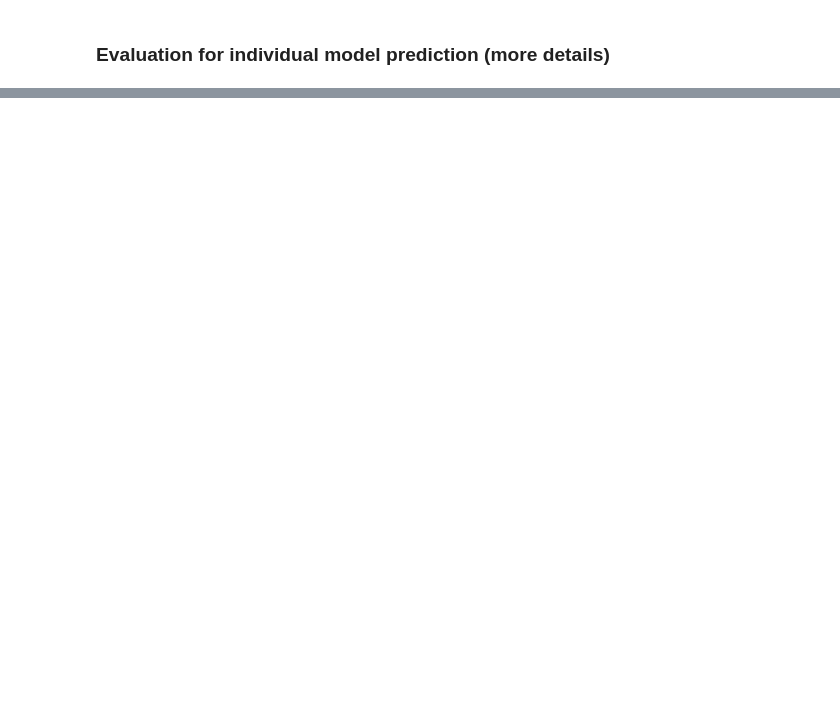
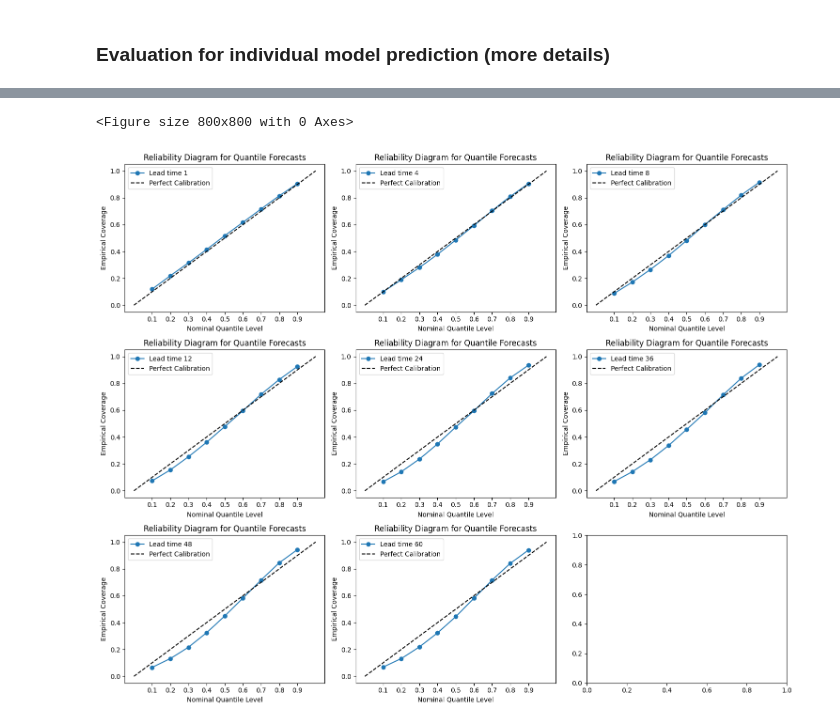
Before and after one commit to LouisSko/master-thesis, a Jupyter notebook: notebook.ipynb, the cells around one changed output, grey strips where cells are left out. Cells and saved outputs as stored; diff of their text form; code cells hidden in the pictures; blank space fills up the shorter version.

```diff
--- a/notebook.ipynb
+++ b/notebook.ipynb
@@ -604,0 +532,5 @@ get_crps_by_period(all_predictions,
+# %%
+results["chronos-finetuned-full_PostprocessorMLE"].get_reliability_diagram(item_ids=[0], overlay=False)
+# %% [output]
+<Figure size 800x800 with 0 Axes>
+[figure, added]
```
Also changed, not shown: parts of 95 cells of this notebook.
